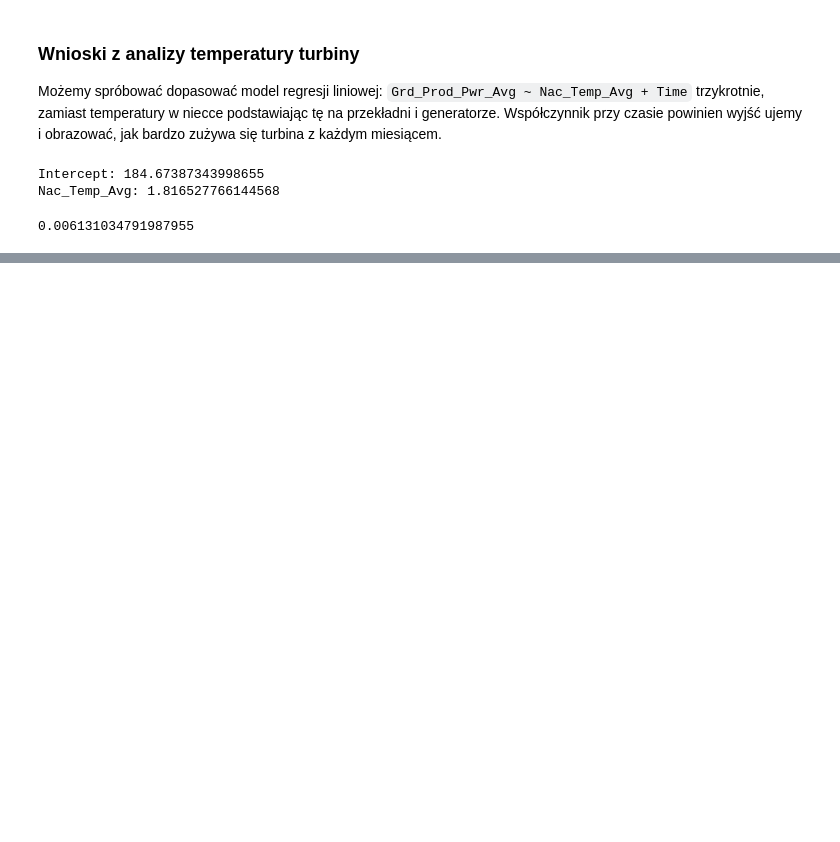
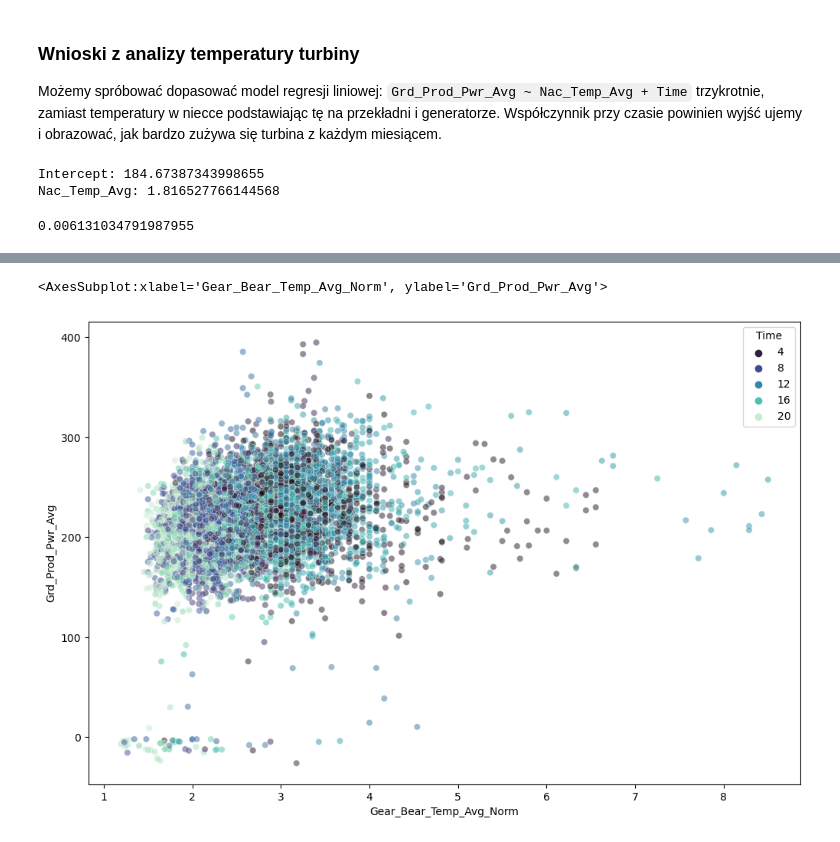
Before and after one commit to AntoniKedzierski/Windfarm, a Jupyter notebook: aging.ipynb, the cells around one changed output, grey strips where cells are left out. Drawn from its saved outputs; the diff is of its cells as text; code cells hidden in the pictures; blank space fills up the shorter version.

```diff
--- a/aging.ipynb
+++ b/aging.ipynb
@@ -83,0 +96,3 @@ print(model.score(windframe.loc[windframe.Time == 1, ["Nac_Temp_Avg"]], windfram
+# %%
+### Poprawienie danych o temperaturze
+windframe["Gear_Bear_Temp_Avg_Norm"] = windframe["Gear_Bear_Temp_Avg"] / windframe["Amb_Temp_Avg"]
@@ -83,0 +105,5 @@ print(model.score(windframe.loc[windframe.Time == 1, ["Nac_Temp_Avg"]], windfram
+# %%
+sns.scatterplot(data=windframe.sample(frac=1), x="Gear_Bear_Temp_Avg_Norm", y="Grd_Prod_Pwr_Avg", hue="Time", alpha=0.5, palette="mako")
+# %% [output]
+<AxesSubplot:xlabel='Gear_Bear_Temp_Avg_Norm', ylabel='Grd_Prod_Pwr_Avg'>
+[figure, added]
```
Also changed, not shown: parts of 12 cells of this notebook.
